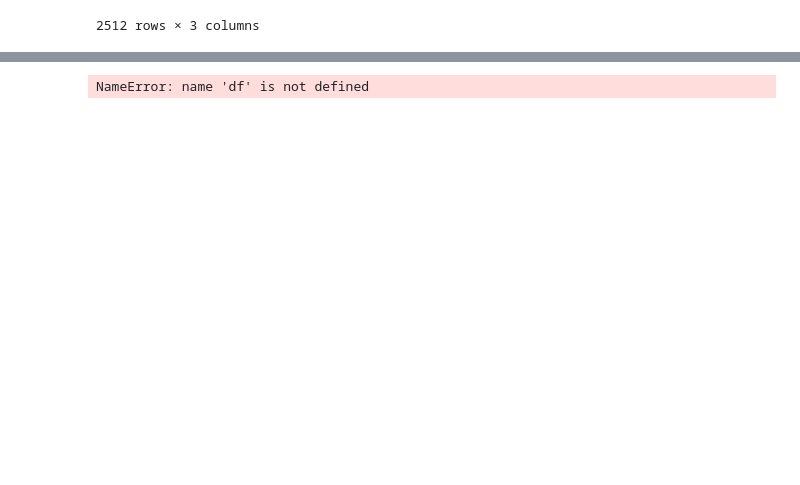
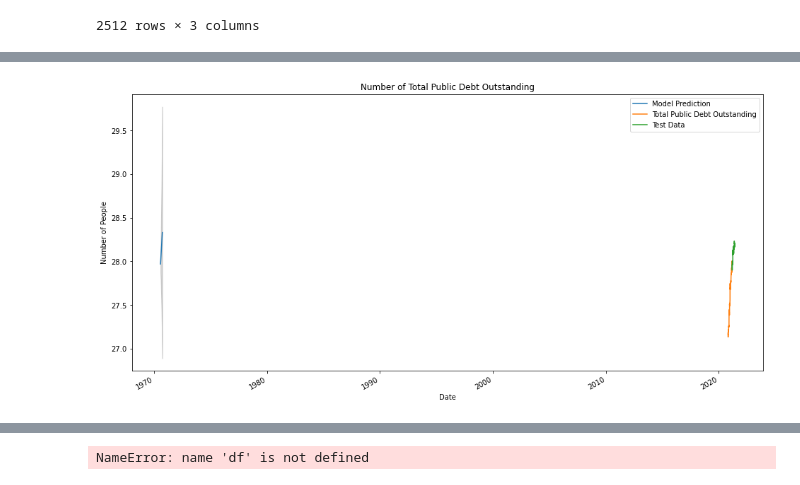
Before and after one commit to JosephDenney/NationalDebt, a Jupyter notebook: nationaldebt.ipynb, the cells around one changed output, grey strips where cells are left out. Drawn from its saved outputs; the diff is of its cells as text; code cells hidden in the pictures; blank space fills up the shorter version.

```diff
--- a/nationaldebt.ipynb
+++ b/nationaldebt.ipynb
@@ -60,0 +73,4 @@ ax.set(xlabel=xlabel,ylabel=ylabel);
+# %%
+stepwise_fit, stepwise_full, results, results_full = arima_tune(sorted_us_debt, 'Total Public Debt Outstanding',
+                                                                days_to_forecast=60,
+                                                                verbose=True)
@@ -60,0 +100,5 @@ ax.set(xlabel=xlabel,ylabel=ylabel);
+# %%
+evaluate_predictions(results, sorted_us_debt, 'Total Public Debt Outstanding', stepwise_fit=stepwise_fit,
+                     alpha=.05, days_to_forecast=60)
+# %% [output]
+[figure, added]
```
Also changed, not shown: parts of 8 cells of this notebook, 1 other file.
